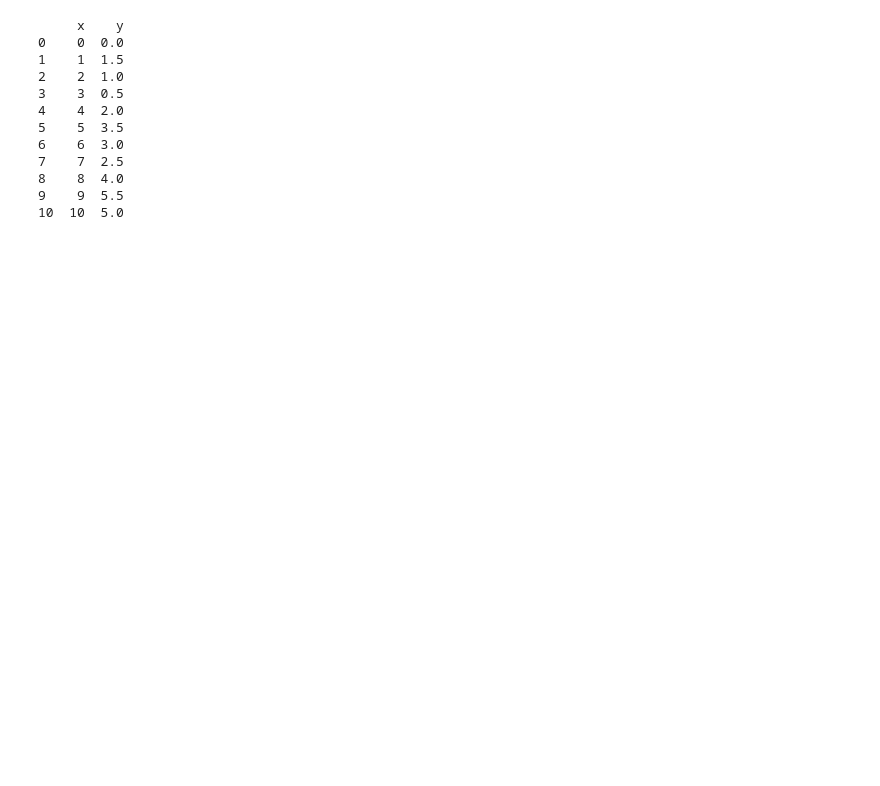
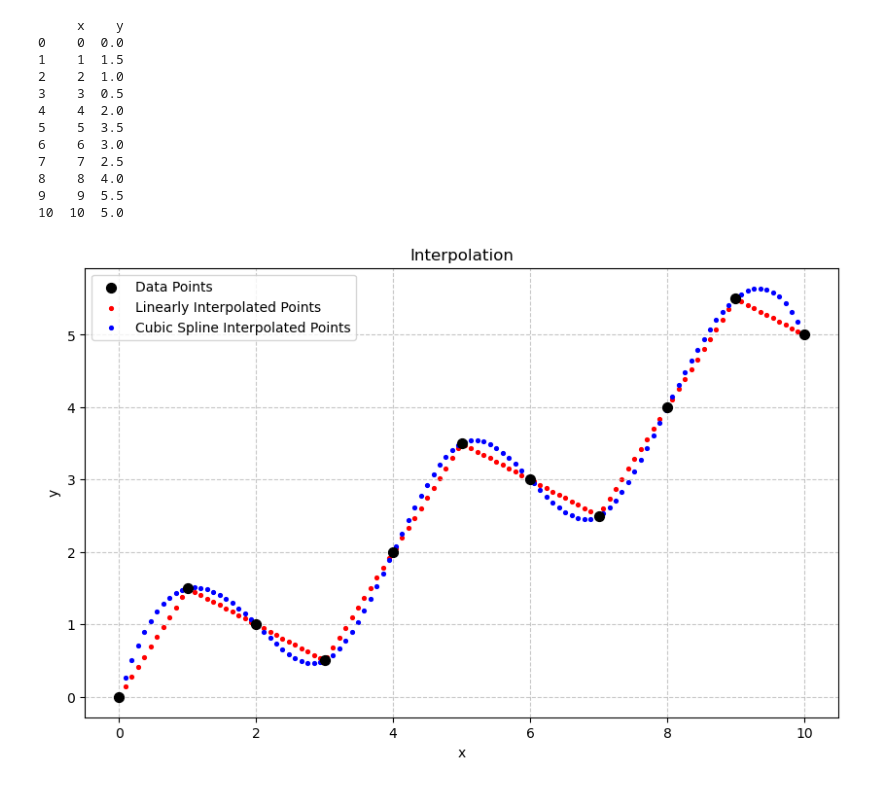
Before and after one commit to punyapaudel/hw1, a Jupyter notebook: Problem_3.ipynb, the cells around one changed output. Saved outputs shown, nothing was run; the diff lists cells and outputs as text; code cells hidden in the pictures; blank space fills up the shorter version.

Commit message:
plot

```diff
--- a/Problem_3.ipynb
+++ b/Problem_3.ipynb
@@ -57,3 +57,27 @@ cs = CubicSpline(x_data, y_data)
 #interpolated y values
 y_ln = [linear_interpolation(x, x_data, y_data) for x in x]
 y_cs = cs(x)
+# %%
+import matplotlib.pyplot as plt
+#Plotting
+plt.figure(figsize=(10, 6))
+
+# Plot the dataset
+plt.scatter(x_data, y_data, color='black', s=50, zorder=5, label='Data Points')
+
+# Plot the linearly interpolated points (and line may be)
+plt.scatter(x, y_ln, color='red', s=30, marker='.', label='Linearly Interpolated Points')
+#plt.plot(x, y, 'b-', label='Linear Interpolation', alpha=0.6)
+
+# Plot the cubic spline interpolated points (and line)
+plt.scatter(x, y_cs, color='blue', s=30, marker='.', label='Cubic Spline Interpolated Points')
+#plt.plot(x, y_cs, 'b-', label='Cubic Spline Interpolation', alpha=0.2)
+
+plt.title('Interpolation')
+plt.xlabel('x')
+plt.ylabel('y')
+plt.legend()
+plt.grid(True, linestyle='--', alpha=0.7)
+plt.show()
+# %% [output]
+[figure, added]
```
